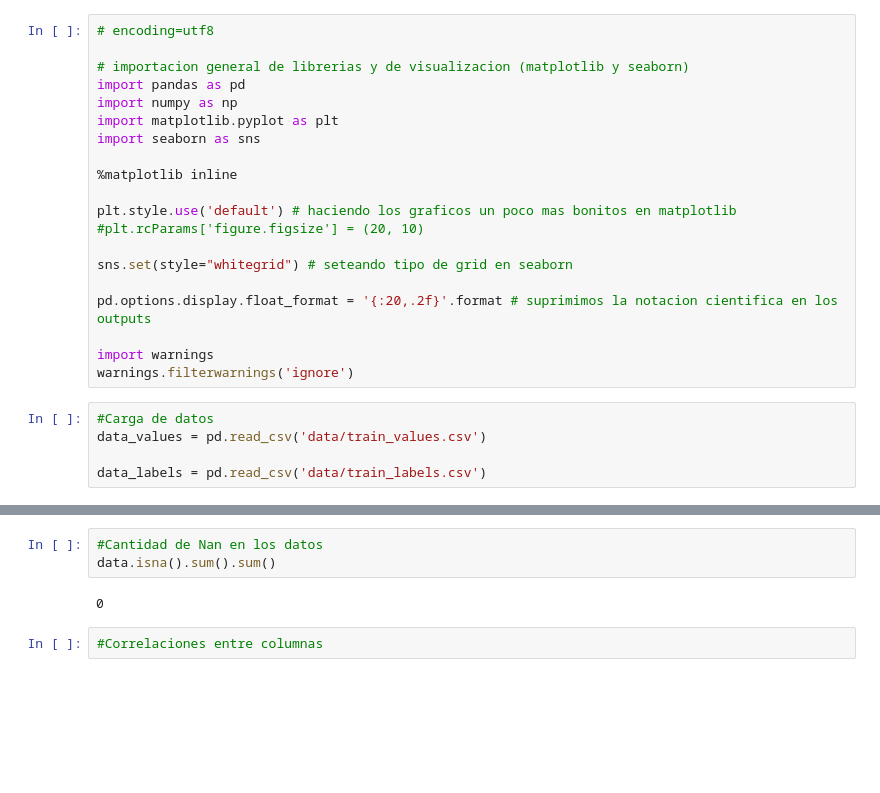
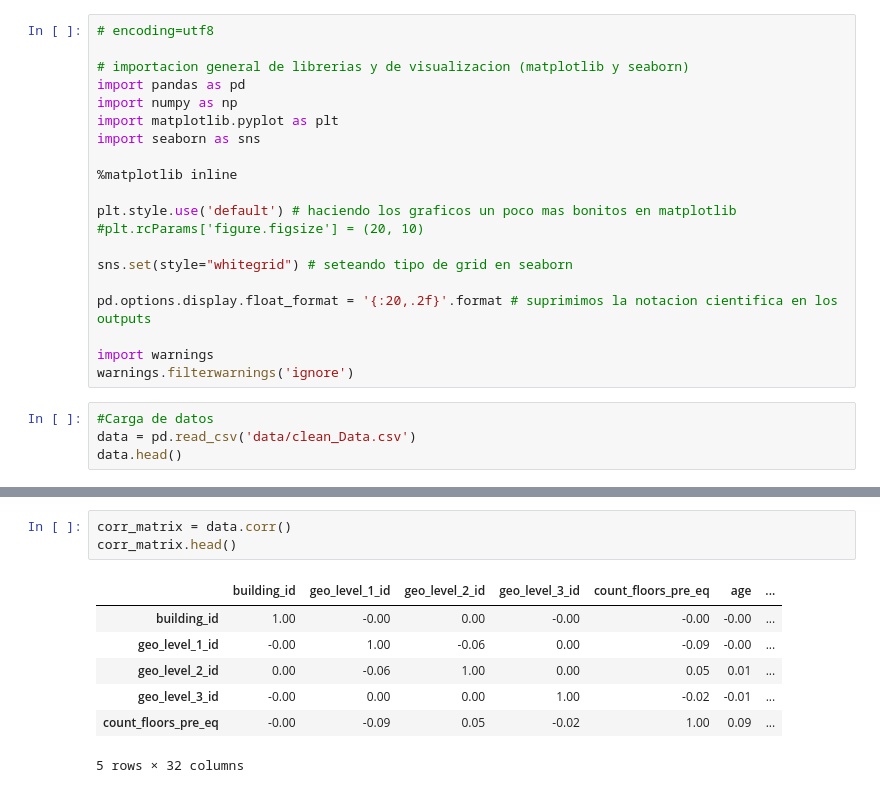
Before and after one commit to DanteReinaudo/EarthquakeDamagePrediction, a Jupyter notebook: tp1/tp1.ipynb, the cells around one changed output, grey strips where cells are left out. Drawn from its saved outputs; the diff is of its cells as text; blank space fills up the shorter version.

```diff
--- a/tp1/tp1.ipynb
+++ b/tp1/tp1.ipynb
@@ -20,6 +20,5 @@ import warnings
 warnings.filterwarnings('ignore')
 # %%
 #Carga de datos
-data_values = pd.read_csv('data/train_values.csv')
-
-data_labels = pd.read_csv('data/train_labels.csv')
+data = pd.read_csv('data/clean_Data.csv')
+data.head()
@@ -236,7 +53,11 @@ memory usage: 35.3+ MB
-# %%
-#Cantidad de Nan en los datos
-data.isna().sum().sum()
-# %% [output]
-0
-# %%
-#Correlaciones entre columnas
+# %%
+corr_matrix = data.corr()
+corr_matrix.head()
+# %% [output]
+|  | building_id | geo_level_1_id | geo_level_2_id | geo_level_3_id | count_floors_pre_eq | age | ... |
+| building_id | 1.00 | -0.00 | 0.00 | -0.00 | -0.00 | -0.00 | ... |
+| geo_level_1_id | -0.00 | 1.00 | -0.06 | 0.00 | -0.09 | -0.00 | ... |
+| geo_level_2_id | 0.00 | -0.06 | 1.00 | 0.00 | 0.05 | 0.01 | ... |
+| geo_level_3_id | -0.00 | 0.00 | 0.00 | 1.00 | -0.02 | -0.01 | ... |
+| count_floors_pre_eq | -0.00 | -0.09 | 0.05 | -0.02 | 1.00 | 0.09 | ... |
+5 rows × 32 columns
```
Also changed, not shown: parts of 23 cells of this notebook, 1 other file.
